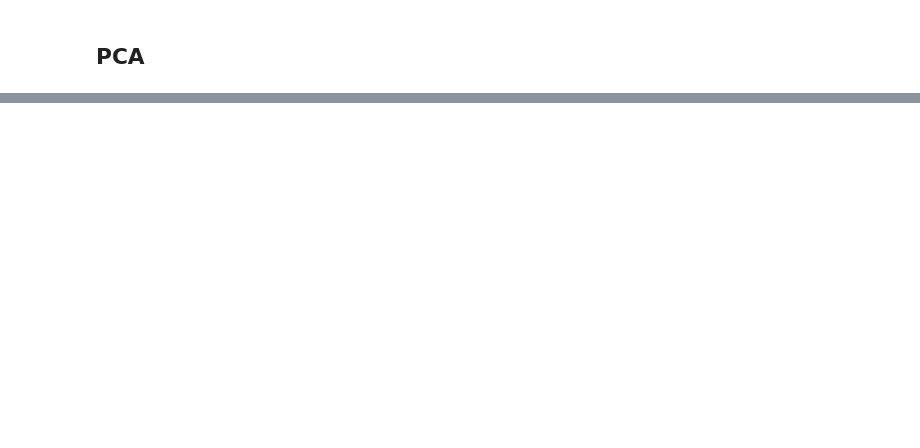
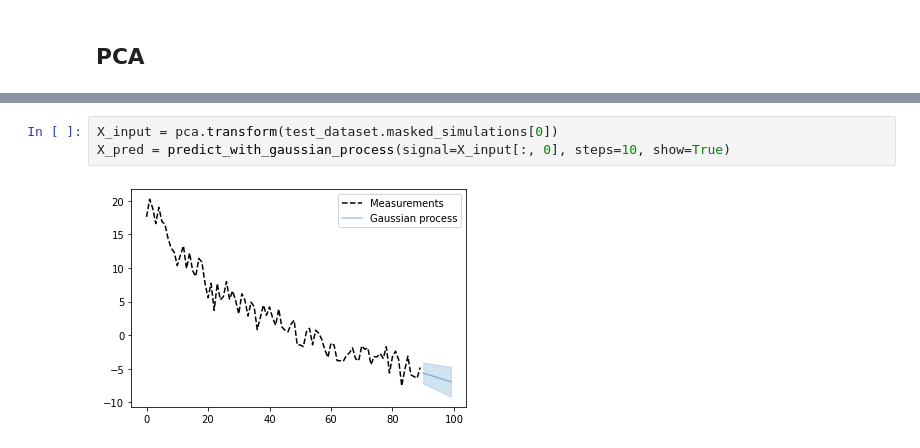
Before and after one commit to Maison-de-la-Simulation/hrmes, a Jupyter notebook: pca.ipynb, the cells around one changed output, grey strips where cells are left out. Drawn from its saved outputs; the diff is of its cells as text; blank space fills up the shorter version.

```diff
--- a/pca.ipynb
+++ b/pca.ipynb
@@ -225,0 +136,5 @@ plt.plot(losses) ; plt.show()
+# %%
+X_input = pca.transform(test_dataset.masked_simulations[0])
+X_pred = predict_with_gaussian_process(signal=X_input[:, 0], steps=10, show=True)
+# %% [output]
+[figure, added]
```
Also changed, not shown: parts of 42 cells of this notebook, 1 other file.
